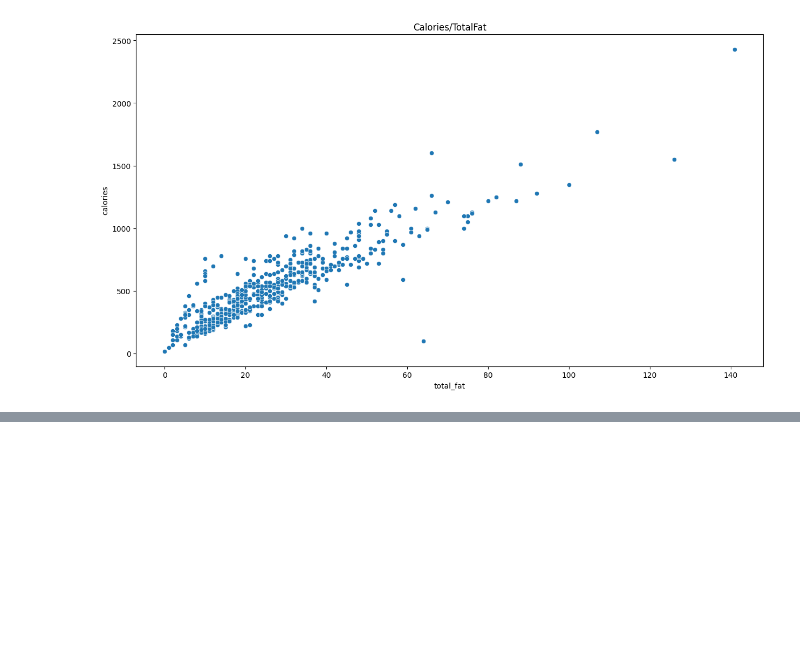
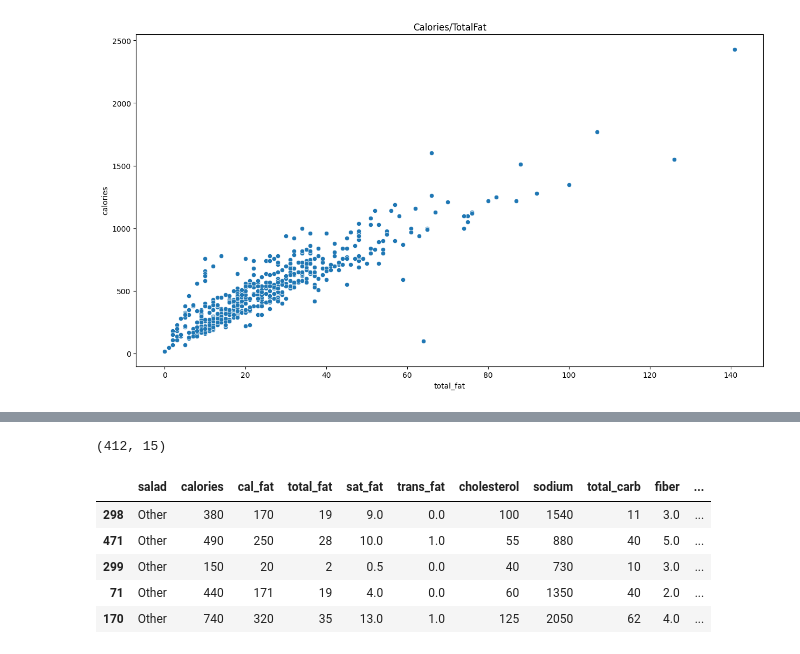
Before and after one commit to Garrodes/Python, a Jupyter notebook: fastfooddata-tutorial.ipynb, the cells around one changed output, grey strips where cells are left out. Cells and saved outputs as stored; diff of their text form; code cells hidden in the pictures; blank space fills up the shorter version.

```diff
--- a/fastfooddata-tutorial.ipynb
+++ b/fastfooddata-tutorial.ipynb
@@ -257,0 +378,30 @@ Soit une amélioration de: 6.1384833260637945 %
+# %%
+#Classique, séparation des données d'entrainement aux données de validation
+X_train_full, X_valid_full, y_train, y_valid = train_test_split(X_full, y, train_size=0.8, test_size=0.2,random_state=0)
+# %%
+#Selection des données "categoriques" avec une cardinalité inférieure à 10 ( ici salad)
+categorical_cols = [cname for cname in X_train_full.columns if
+                    X_train_full[cname].nunique() < 10 and
+                    X_train_full[cname].dtype == "object"]
+# %%
+#Selectionne les données numériques
+numerical_cols = [cname for cname in X_train_full.columns if
+                X_train_full[cname].dtype in ['int64', 'float64']]
+# %%
+#Garde les données sélectionnées seulement
+my_cols = categorical_cols + numerical_cols
+X_train = X_train_full[my_cols].copy()
+X_valid = X_valid_full[my_cols].copy()
+# %%
+X_train.shape
+# %% [output]
+(412, 15)
+# %%
+X_train.head()
+# %% [output]
+|  | salad | calories | cal_fat | total_fat | sat_fat | trans_fat | cholesterol | sodium | total_carb | fiber | ... |
+| 298 | Other | 380 | 170 | 19 | 9.0 | 0.0 | 100 | 1540 | 11 | 3.0 | ... |
+| 471 | Other | 490 | 250 | 28 | 10.0 | 1.0 | 55 | 880 | 40 | 5.0 | ... |
+| 299 | Other | 150 | 20 | 2 | 0.5 | 0.0 | 40 | 730 | 10 | 3.0 | ... |
+| 71 | Other | 440 | 171 | 19 | 4.0 | 0.0 | 60 | 1350 | 40 | 2.0 | ... |
+| 170 | Other | 740 | 320 | 35 | 13.0 | 1.0 | 125 | 2050 | 62 | 4.0 | ... |
```
Also changed, not shown: parts of 39 cells of this notebook, 1 other file.
